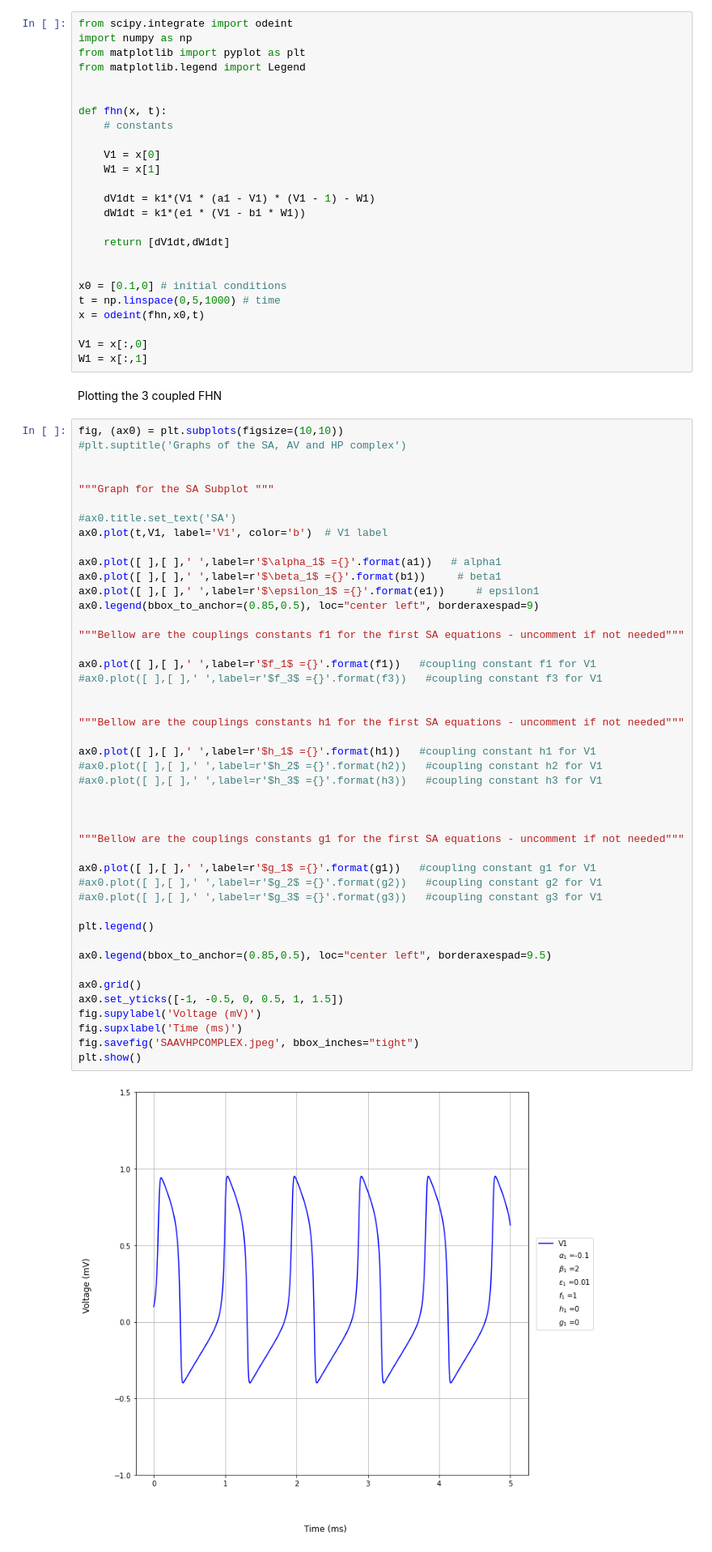
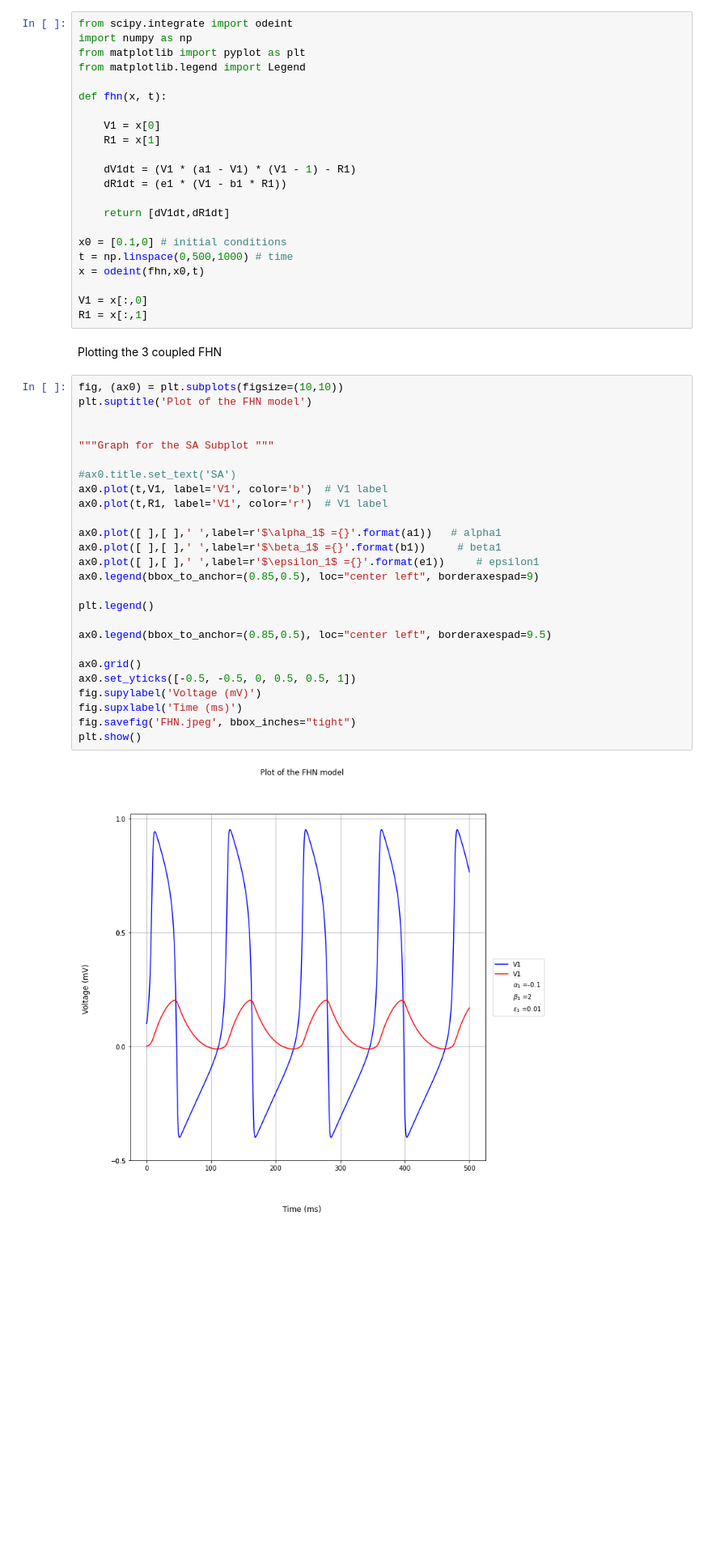
Before and after one commit to Cerlog/Fitz-Hugh-Nagumo-Mathematics-Project, a Jupyter notebook: FitzHughSingle/1 coupled FHN.ipynb, the cells around one changed output. Shown at 81% size. Cells and saved outputs as stored; diff of their text form; blank space fills up the shorter version.

```diff
--- a/FitzHughSingle/1 coupled FHN.ipynb
+++ b/FitzHughSingle/1 coupled FHN.ipynb
@@ -36,73 +17,51 @@ import numpy as np
 from matplotlib import pyplot as plt
 from matplotlib.legend import Legend
 
-
 def fhn(x, t):
-    # constants
 
     V1 = x[0]
-    W1 = x[1]
+    R1 = x[1]
 
-    dV1dt = k1*(V1 * (a1 - V1) * (V1 - 1) - W1)
-    dW1dt = k1*(e1 * (V1 - b1 * W1))
+    dV1dt = (V1 * (a1 - V1) * (V1 - 1) - R1)
+    dR1dt = (e1 * (V1 - b1 * R1))
 
-    return [dV1dt,dW1dt]
-
+    return [dV1dt,dR1dt]
 
 x0 = [0.1,0] # initial conditions
-t = np.linspace(0,5,1000) # time
+t = np.linspace(0,500,1000) # time
 x = odeint(fhn,x0,t)
 
 V1 = x[:,0]
-W1 = x[:,1]
+R1 = x[:,1]
 # %% [markdown]
 Plotting the 3 coupled FHN
 # %%
 fig, (ax0) = plt.subplots(figsize=(10,10))
-#plt.suptitle('Graphs of the SA, AV and HP complex')
+plt.suptitle('Plot of the FHN model')
 
 
 """Graph for the SA Subplot """
 
 #ax0.title.set_text('SA')
 ax0.plot(t,V1, label='V1', color='b')  # V1 label
+ax0.plot(t,R1, label='V1', color='r')  # V1 label
 
 ax0.plot([ ],[ ],' ',label=r'$\alpha_1$ ={}'.format(a1))   # alpha1
 ax0.plot([ ],[ ],' ',label=r'$\beta_1$ ={}'.format(b1))     # beta1
 ax0.plot([ ],[ ],' ',label=r'$\epsilon_1$ ={}'.format(e1))     # epsilon1
 ax0.legend(bbox_to_anchor=(0.85,0.5), loc="center left", borderaxespad=9)
 
-"""Bellow are the couplings constants f1 for the first SA equations - uncomment if not needed"""
-
-ax0.plot([ ],[ ],' ',label=r'$f_1$ ={}'.format(f1))   #coupling constant f1 for V1
-#ax0.plot([ ],[ ],' ',label=r'$f_3$ ={}'.format(f3))   #coupling constant f3 for V1
-
-
-"""Bellow are the couplings constants h1 for the first SA equations - uncomment if not needed"""
-
-ax0.plot([ ],[ ],' ',label=r'$h_1$ ={}'.format(h1))   #coupling constant h1 for V1
-#ax0.plot([ ],[ ],' ',label=r'$h_2$ ={}'.format(h2))   #coupling constant h2 for V1
-#ax0.plot([ ],[ ],' ',label=r'$h_3$ ={}'.format(h3))   #coupling constant h3 for V1
-
-
-
-"""Bellow are the couplings constants g1 for the first SA equations - uncomment if not needed"""
-
-ax0.plot([ ],[ ],' ',label=r'$g_1$ ={}'.format(g1))   #coupling constant g1 for V1
-#ax0.plot([ ],[ ],' ',label=r'$g_2$ ={}'.format(g2))   #coupling constant g2 for V1
-#ax0.plot([ ],[ ],' ',label=r'$g_3$ ={}'.format(g3))   #coupling constant g3 for V1
-
 plt.legend()
 
 ax0.legend(bbox_to_anchor=(0.85,0.5), loc="center left", borderaxespad=9.5)
 
 ax0.grid()
-ax0.set_yticks([-1, -0.5, 0, 0.5, 1, 1.5])
+ax0.set_yticks([-0.5, -0.5, 0, 0.5, 0.5, 1])
 fig.supylabel('Voltage (mV)')
 fig.supxlabel('Time (ms)')
-fig.savefig('SAAVHPCOMPLEX.jpeg', bbox_inches="tight")
+fig.savefig('FHN.jpeg', bbox_inches="tight")
 plt.show()
 # %% [output]
-[figure, old version]
+[figure, new version]
 # %%
 def fun1(x, t):
```
Also changed, not shown: parts of 2 cells of this notebook, 8 other files.
